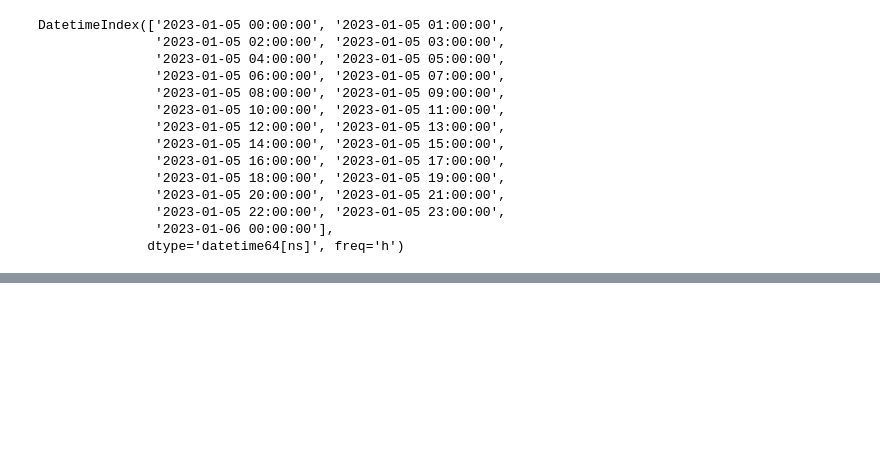
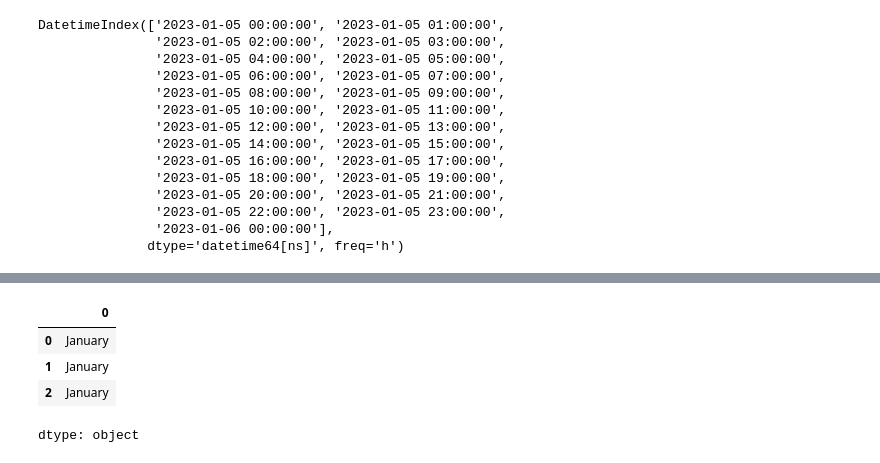
Before and after one commit to Muhammad-Waleed-Source/Pandas, a Jupyter notebook: Pandas_7_Vectorized_Strings_DateTime.ipynb, the cells around one changed output, grey strips where cells are left out. Cells and saved outputs as stored; diff of their text form; code cells hidden in the pictures; blank space fills up the shorter version.

```diff
--- a/Pandas_7_Vectorized_Strings_DateTime.ipynb
+++ b/Pandas_7_Vectorized_Strings_DateTime.ipynb
@@ -714,0 +756,8 @@ DatetimeIndex(['2023-01-05 00:00:00', '2023-01-05 01:00:00',
+# %%
+pd.to_datetime(s).dt.month_name()
+# %% [output]
+|  | 0 |
+| 0 | January |
+| 1 | January |
+| 2 | January |
+dtype: object
```
Also changed, not shown: parts of 8 cells of this notebook.
